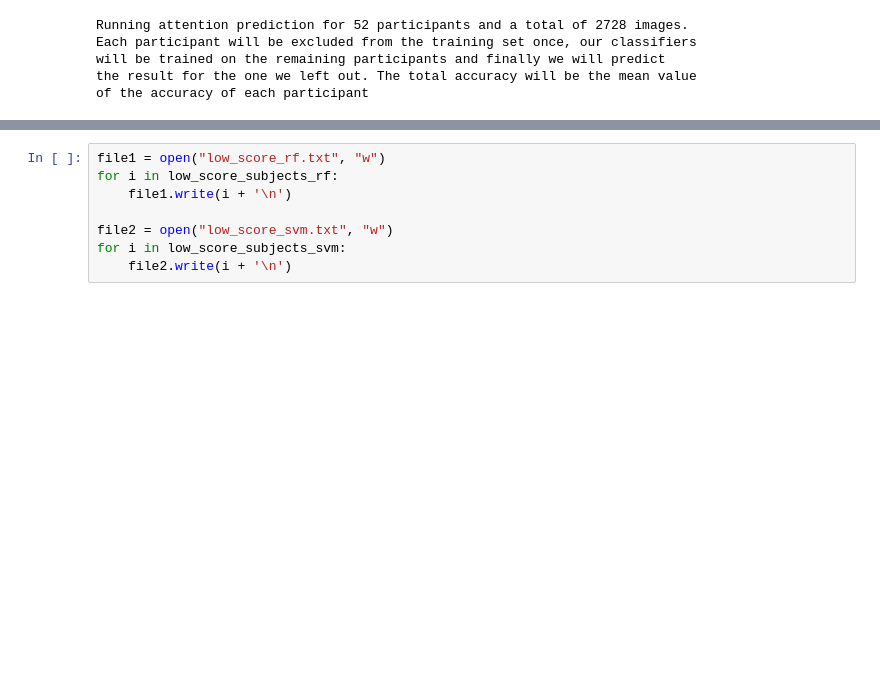
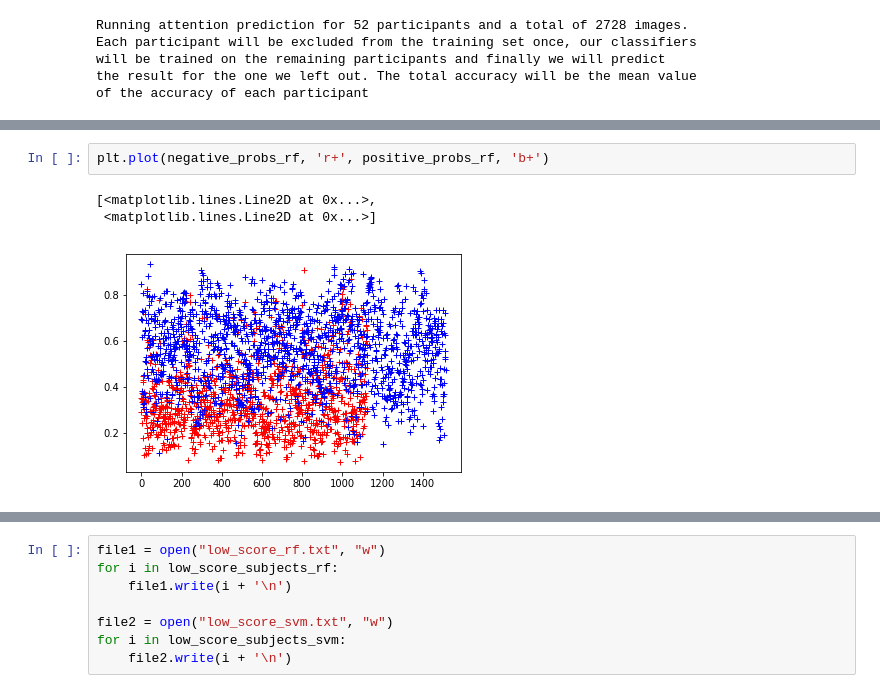
Before and after one commit to kitsiosk/thesis-attention, a Jupyter notebook: leave_one_out.ipynb, the cells around one changed output, grey strips where cells are left out. Saved outputs shown, nothing was run; the diff lists cells and outputs as text; blank space fills up the shorter version.

```diff
--- a/leave_one_out.ipynb
+++ b/leave_one_out.ipynb
@@ -439,0 +470,6 @@ ValueError: cannot reshape array of size 272 into shape (68,2)
+# %%
+plt.plot(negative_probs_rf, 'r+', positive_probs_rf, 'b+')
+# %% [output]
+[<matplotlib.lines.Line2D at 0x...>,
+ <matplotlib.lines.Line2D at 0x...>]
+[figure, added]
```
Also changed, not shown: parts of 12 cells of this notebook, 3 other files.
